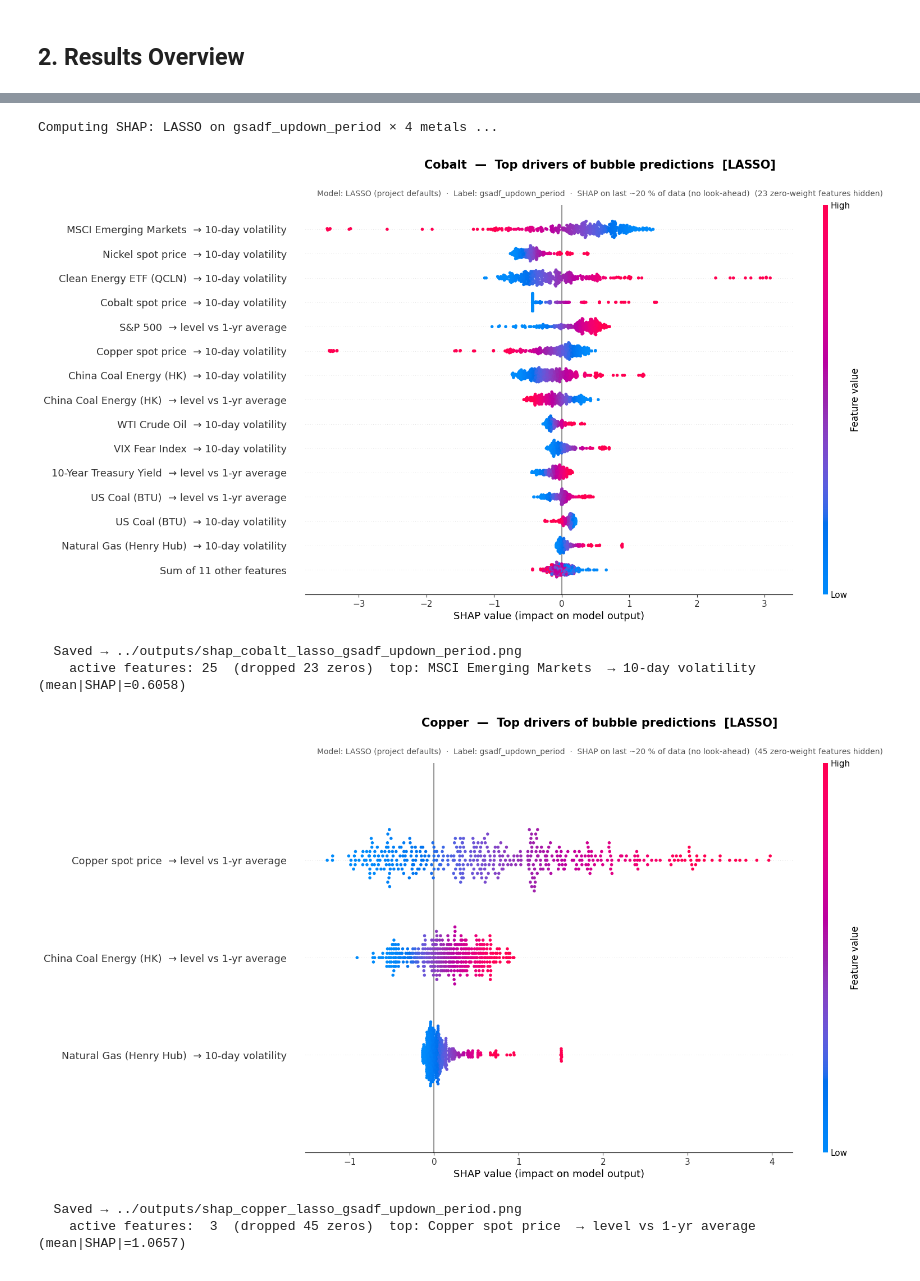
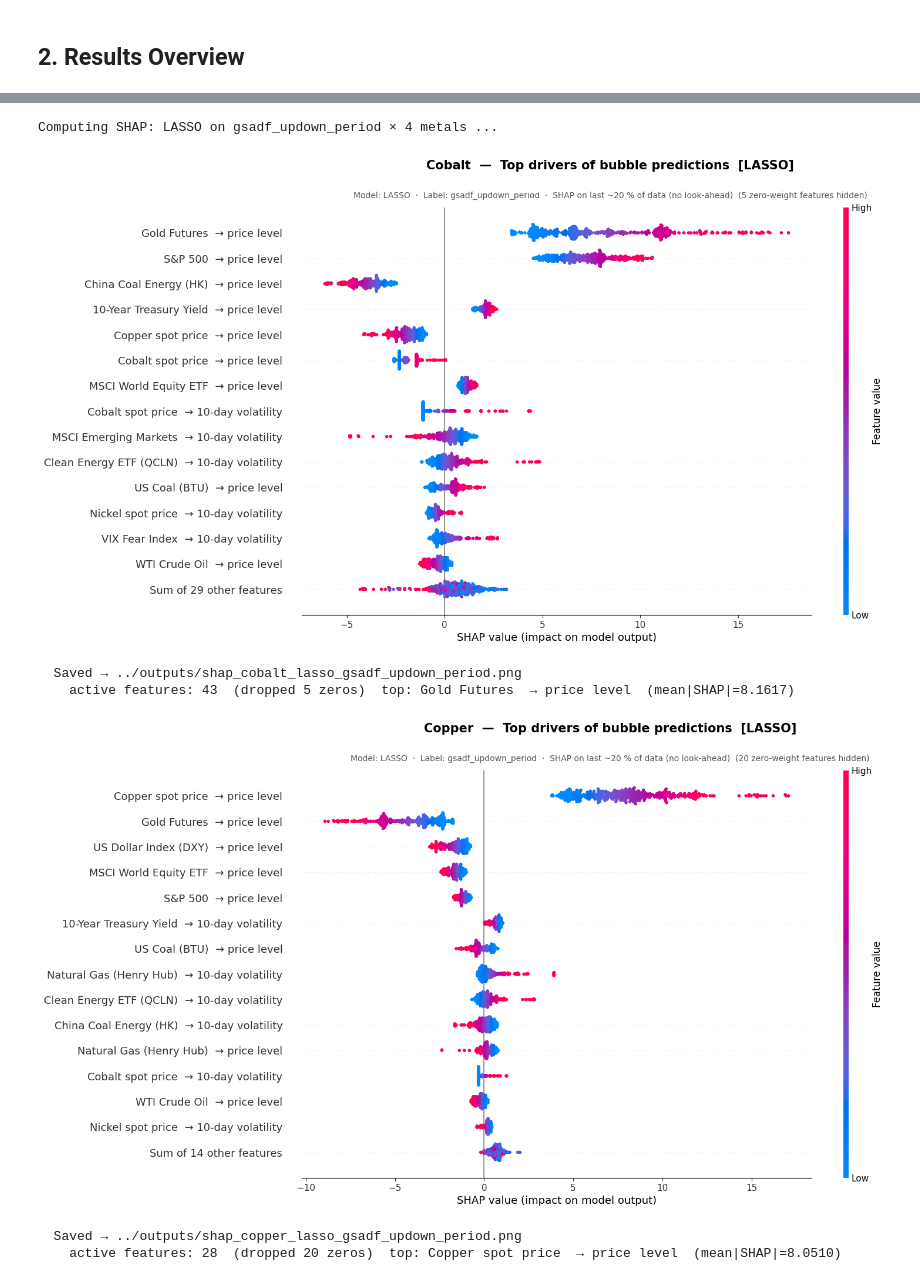
Before and after one commit to Doosheck/metals, a Jupyter notebook: notebooks/02_model_training.ipynb, the cells around one changed output, grey strips where cells are left out. Drawn from its saved outputs; the diff is of its cells as text; code cells hidden in the pictures.

```diff
--- a/notebooks/02_model_training.ipynb
+++ b/notebooks/02_model_training.ipynb
@@ -687,0 +468,31 @@ Saved → outputs/best_per_metal.csv
+# %%
+def ep_rate(s):
+    """Parse '5/7' -> 0.714"""
+    n, d = s.split('/')
+    return int(n) / int(d) if int(d) > 0 else np.nan
+
+
+def group_gmap(series, group):
+    """Normalise a column to [0, 1] within each group — colors compare a metal
+    against itself, not against metals with very different bubble prevalence."""
+    g = series.groupby(group)
+    span = g.transform('max') - g.transform('min')
+    return ((series - g.transform('min')) / span.replace(0, np.nan)).fillna(0.5)
+
+
+table = best[['Metal', 'Variant', 'Model', 'BubDays', 'AUC', 'F1', 'Sens', 'Prec', 'EpDet']].copy()
+table['EpRate']  = table['EpDet'].apply(ep_rate)
+table['Variant'] = pd.Categorical(table['Variant'], categories=LABEL_VARIANTS, ordered=True)
+table = table.sort_values(['Metal', 'Variant']).reset_index(drop=True)
+
+styled = (
+    table.style
+    .format({'AUC': '{:.3f}', 'F1': '{:.3f}', 'Sens': '{:.3f}', 'Prec': '{:.3f}', 'EpRate': '{:.0%}'})
+    .background_gradient(subset=['AUC'],    cmap='Greens',  gmap=group_gmap(table['AUC'],    table['Metal']))
+    .background_gradient(subset=['F1'],     cmap='Blues',   gmap=group_gmap(table['F1'],     table['Metal']))
+    .background_gradient(subset=['EpRate'], cmap='Oranges', gmap=group_gmap(table['EpRate'], table['Metal']))
+    .set_caption('Best model per metal × variant — AUC / F1 / episode-rate colored independently, darkest = best within that metal')
+    .set_properties(**{'text-align': 'center'})
+    .hide(axis='index')
+)
+styled
@@ -1351,34 +911,34 @@ The top-3 plots above compare each metal at its own best label variant, which ma
 # %%
 # ── SHAP beeswarms: LASSO × gsadf_updown_period — one plot per metal ─────
 SHAP_VARIANT = 'gsadf_updown_period'
 SHAP_MODEL   = 'LASSO'
 
 print(f'Computing SHAP: {SHAP_MODEL} on {SHAP_VARIANT} × 4 metals ...\n')
 
 for metal in METALS:
     label_col = f'{metal}_{SHAP_VARIANT}'
     if label_col not in df.columns:
         print(f'  {metal}: label column missing — skipping')
         continue
     if int(df[label_col].sum()) < 10:
         print(f'  {metal}: too few positive days — skipping')
         continue
 
     compute_and_save_shap(
         metal   = metal,
         variant = SHAP_VARIANT,
         mname   = SHAP_MODEL,
-        best_p  = None,
+        best_p  = {},
         df      = df,
         suffix  = '_gsadf_updown_period',
     )
 
 print('\nDone. Saved outputs/shap_<metal>_lasso_gsadf_updown_period.png')
 # %% [output]
 Computing SHAP: LASSO on gsadf_updown_period × 4 metals ...
-[figure, old version]
+[figure, new version]
   Saved → ../outputs/shap_cobalt_lasso_gsadf_updown_period.png
-    active features: 25  (dropped 23 zeros)  top: MSCI Emerging Markets  → 10-day volatility  (mean|SHAP|=0.6058)
+    active features: 43  (dropped 5 zeros)  top: Gold Futures  → price level  (mean|SHAP|=8.1617)
-[figure, old version]
+[figure, new version]
   Saved → ../outputs/shap_copper_lasso_gsadf_updown_period.png
-    active features:  3  (dropped 45 zeros)  top: Copper spot price  → level vs 1-yr average  (mean|SHAP|=1.0657)
+    active features: 28  (dropped 20 zeros)  top: Copper spot price  → price level  (mean|SHAP|=8.0510)
```
Also changed, not shown: parts of 23 cells of this notebook, 15 other files.
